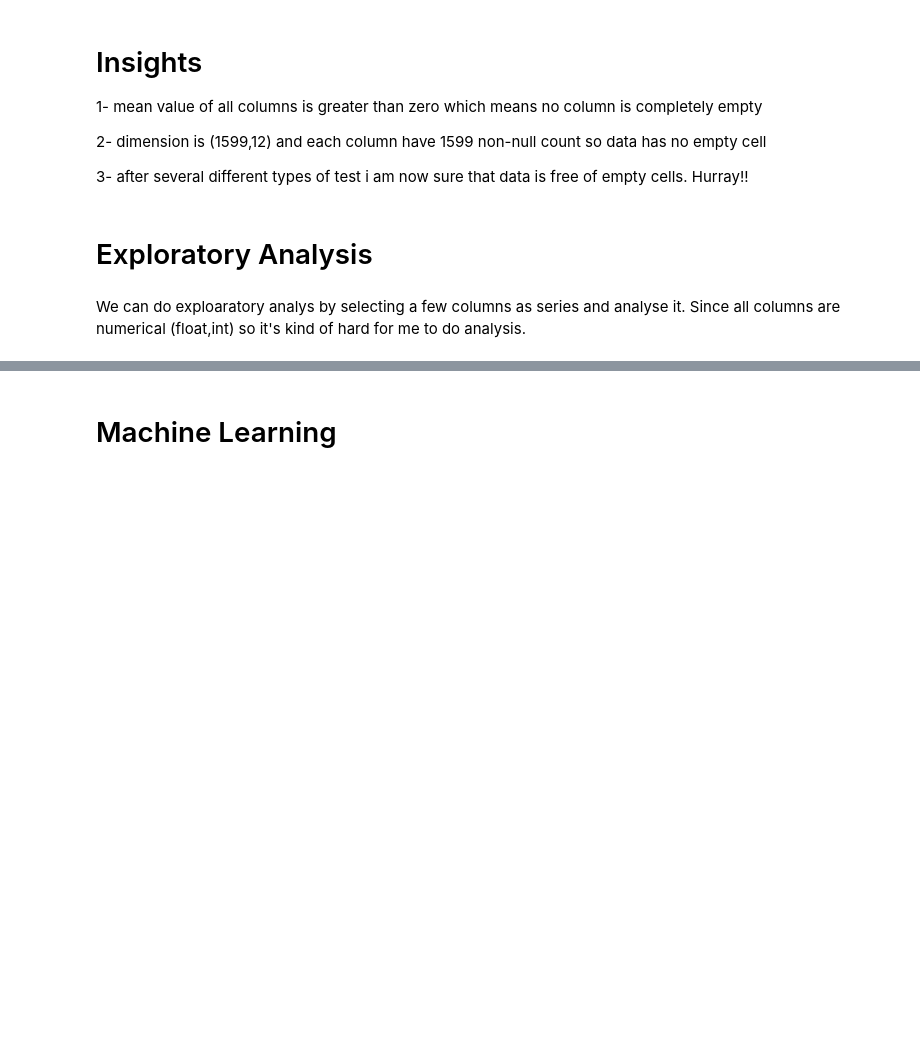
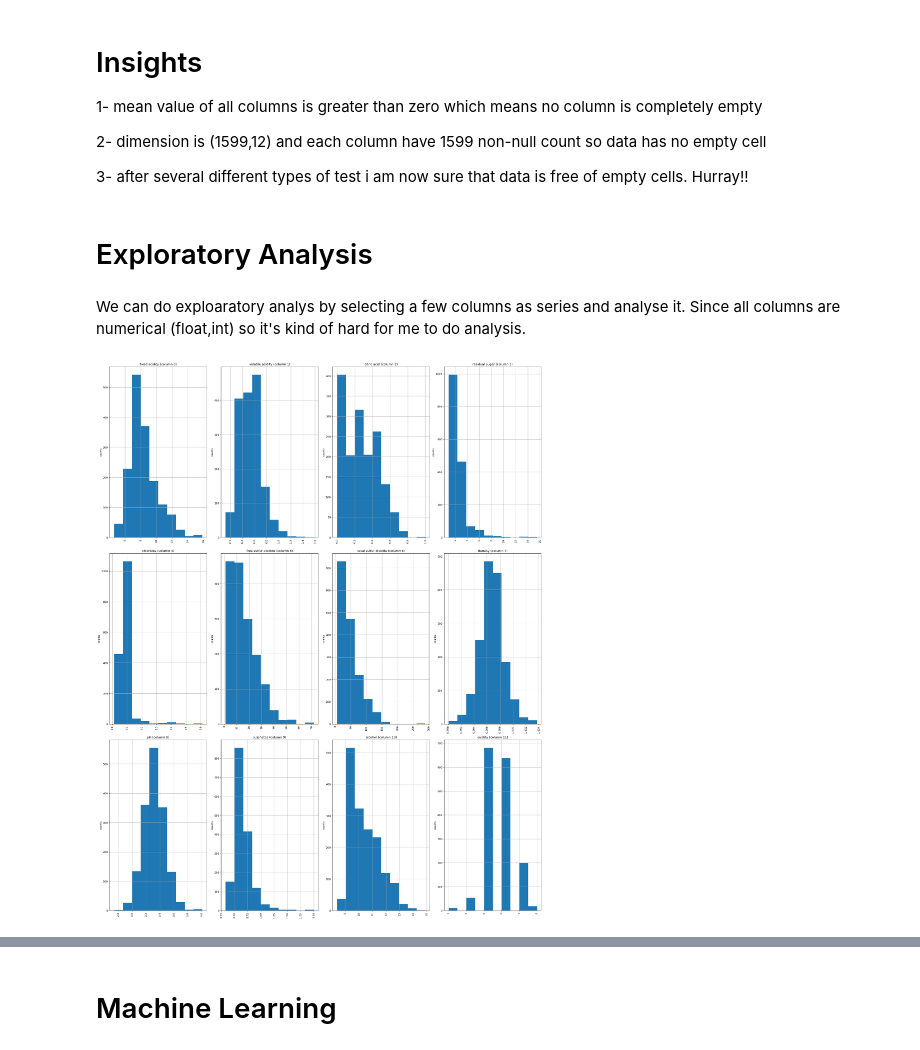
Before and after one commit to IbtihajT/wine_quality_-analysis_and_prediction, a Jupyter notebook: analysis.ipynb, the cells around one changed output, grey strips where cells are left out. Cells and saved outputs as stored; diff of their text form; code cells hidden in the pictures; blank space fills up the shorter version.

Commit message:
Update analysis.ipynb
corelation and basic bar charts of all columns

```diff
--- a/analysis.ipynb
+++ b/analysis.ipynb
@@ -103,3 +85,22 @@ plt.show()
 # Exploratory Analysis
 # %% [markdown]
 We can do exploaratory analys by selecting a few columns as series and analyse it. Since all columns are numerical (float,int) so it's kind of hard for me to do analysis.
+# %%
+#Lets plot all the columns maybe that can give us some help finding a start point
+def plotHistogram(df, nHistogramShown, nHistogramPerRow):
+    nRow, nCol = df.shape
+    columnNames = list(df)
+    nHistRow = (nCol + nHistogramPerRow - 1) / nHistogramPerRow
+    plt.figure(num=None, figsize=(6*nHistogramPerRow, 8*nHistRow), dpi=80, facecolor='w', edgecolor='k')
+    for i in range(min(nCol, nHistogramShown)):
+        plt.subplot(nHistRow, nHistogramPerRow, i+1)
+        df.iloc[:,i].hist()
+        plt.ylabel('counts')
+        plt.xticks(rotation=90)
+        plt.title(f'{columnNames[i]} (column {i})')
+    plt.tight_layout(pad=1.0, w_pad=1.0, h_pad=1.0)
+    plt.show()
+# %%
+plotHistogram(data1,12,4)
+# %% [output]
+[figure, added]
```
Also changed, not shown: parts of 6 cells of this notebook.
